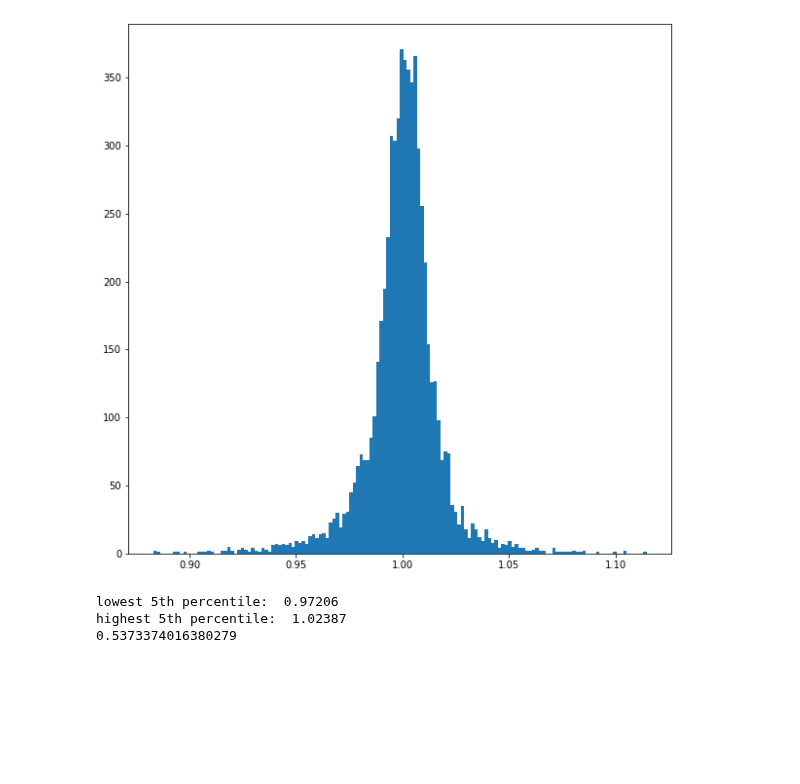
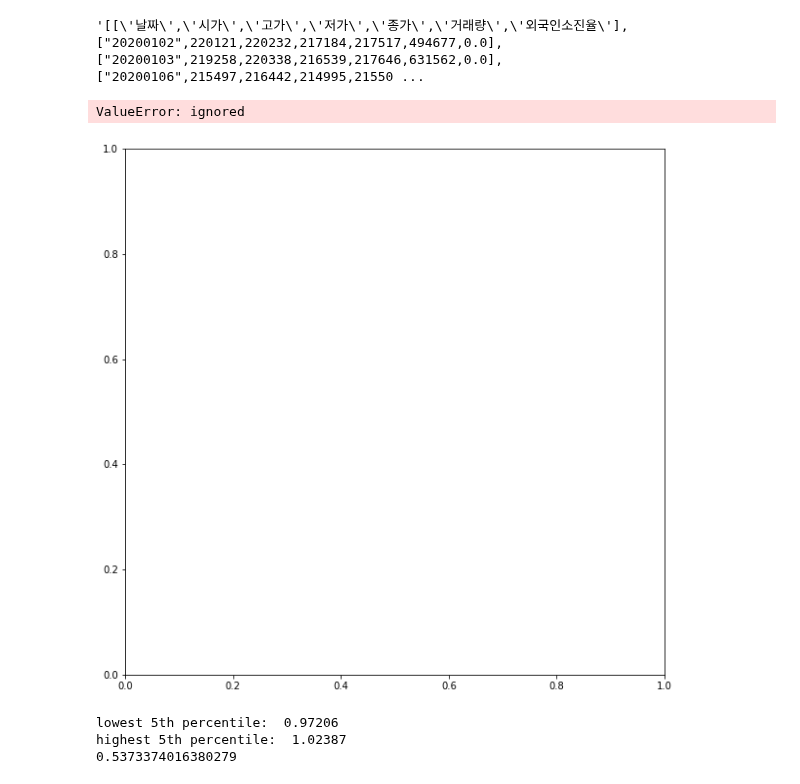
Before and after one commit to yeonghun00/stock-notes, a Jupyter notebook: optimized_position_analysis.ipynb, the cells around one changed output. Cells and saved outputs as stored; diff of their text form; code cells hidden in the pictures; blank space fills up the shorter version.

```diff
--- a/optimized_position_analysis.ipynb
+++ b/optimized_position_analysis.ipynb
@@ -16,6 +4,0 @@ key
-# %%
-import io
-import pandas as pd
-import numpy as np
-df = pd.read_csv(io.BytesIO(uploaded[key]))
-df
@@ -60,4 +4,0 @@ df
-# %%
-df['Volume_change'] = np.insert((df['Volume'][1:].values / df['Volume'][:-1].values), 0, 0)
-df['Value_change'] = np.insert((df['Value'][1:].values / df['Value'][:-1].values), 0, 0)
-df
@@ -77,0 +5,31 @@ df
+# %%
+import requests
+from bs4 import BeautifulSoup
+import pandas as pd
+import numpy as np
+import datetime
+import ast
+
+def get_price(code:str='KOSPI', start:int='20000101', interval='day'):
+  url ='https://api.finance.naver.com/siseJson.naver?symbol=' + code + ' &requestType=1&startTime=' \
+  + start + '&endTime=' + str(datetime.datetime.now().date().strftime("%Y%m%d")) +  '&timeframe=' + interval
+
+  result = requests.get(url, headers={'User-Agent' : 'Mozilla/5.0 (Macintosh; Intel Mac OS X 10_14_6) AppleWebKit/537.36 (KHTML, like Gecko) Chrome/85.0.4183.121 Safari/537.36'})
+  bs_obj = BeautifulSoup(result.content, "html.parser")
+  b = bs_obj.get_text()
+  for i in ['\n', '\t', ' ']:
+    b = b.replace(i,'')
+
+  data = np.array(ast.literal_eval(b)[1:])
+
+  dic = {'Date':list(map(lambda x: datetime.datetime.strptime(str(x), '%Y%m%d'), data[:,0])), \
+    'Open':np.array(data[:,1], float), 'High':np.array(data[:,2], float), 'Low':np.array(data[:,3], float),\
+      'Close':np.array(data[:,4], float), 'Change': [round(x,4) for x in (np.array(data[:,4], float)/np.array(data[:,1], float))],\
+       'Volume':np.array(data[:,5], float)}
+
+  df = pd.DataFrame(data=dic)
+  df = df.set_index('Date')
+  return df
+
+df = get_price()
+df
@@ -78,2 +51,16 @@ df
+# %%
+url ='https://api.finance.naver.com/siseJson.naver?symbol=' + 'KOSPI' + ' &requestType=1&startTime=' \
++ '20200101' + '&endTime=' + '20210101' +  '&timeframe=' + 'day'
+
+result = requests.get(url, headers={'User-Agent' : 'Mozilla/5.0 (Macintosh; Intel Mac OS X 10_14_6) AppleWebKit/537.36 (KHTML, like Gecko) Chrome/85.0.4183.121 Safari/537.36'})
+bs_obj = BeautifulSoup(result.content, "html5lib")
+b = bs_obj.get_text()
+for i in ['\n', '\t', ' ']:
+  b = b.replace(i,'')
+
+data = np.array(ast.literal_eval(b)[1:])
+b
+# %% [output]
+'[[\'날짜\',\'시가\',\'고가\',\'저가\',\'종가\',\'거래량\',\'외국인소진율\'],["20200102",220121,220232,217184,217517,494677,0.0],["20200103",219258,220338,216539,217646,631562,0.0],["20200106",215497,216442,214995,21550 ...
 # %%
 # 샘플링
@@ -84,13 +70,14 @@ sampled_df = df
 # %%
 # 확률분포
 
 import matplotlib.pyplot as plt
 
 plt.subplots(figsize=(10, 10))
-plt.hist(sampled_df['Change'], bins='auto')
+plt.hist(df['Change'], bins='auto')
 plt.show()
 # %% [output]
+ValueError: ignored
-[figure, old version]
+[figure, new version]
 # %%
 print('lowest 5th percentile: ', round(np.percentile(sampled_df['Change'], 5), 5))
 print('highest 5th percentile: ', round(np.percentile(sampled_df['Change'], 95), 5))
```
Also changed, not shown: parts of 7 cells of this notebook.
